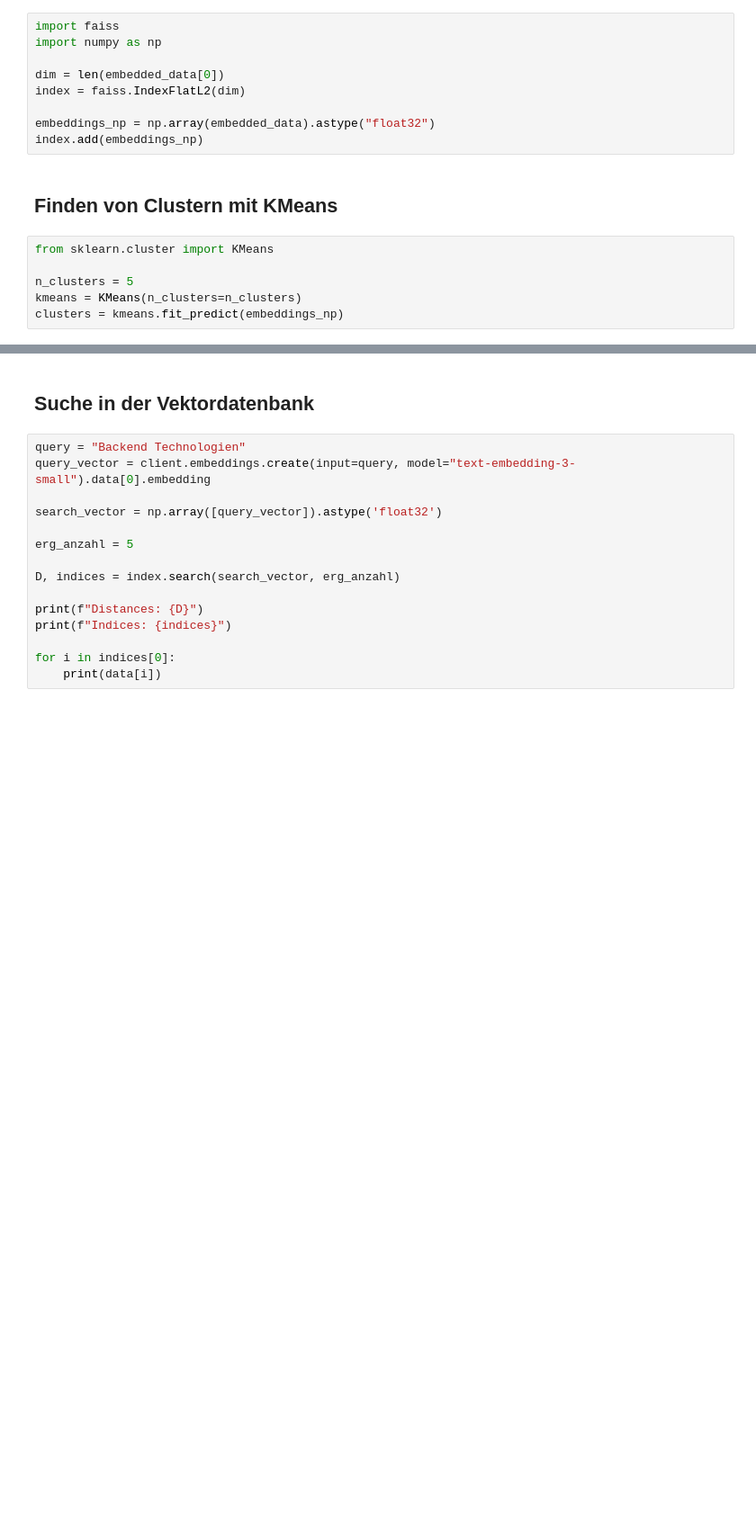
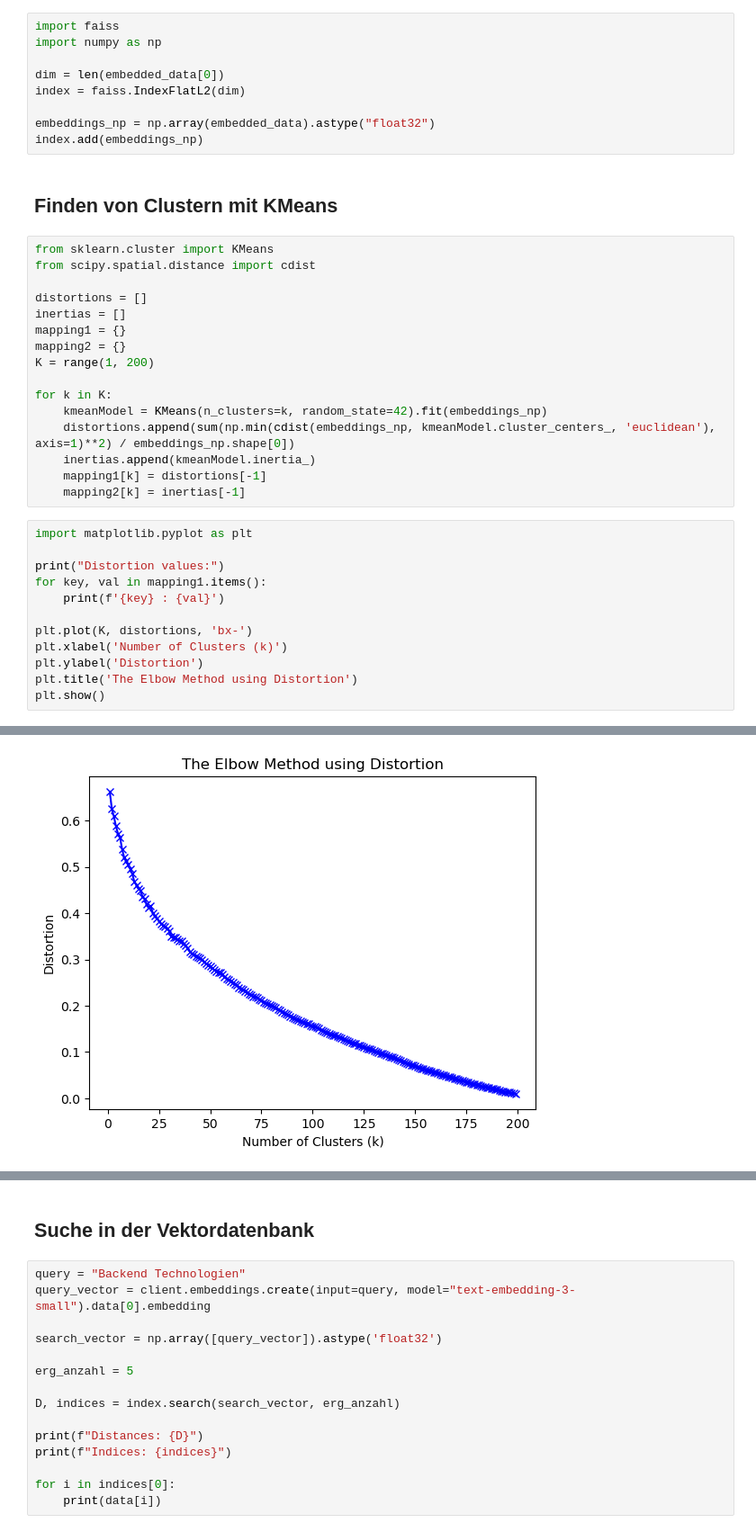
Before and after one commit to BTBTimoAntoniak/vektordatenbank-test, a Jupyter notebook: vektordatenbank.ipynb, the cells around one changed output, grey strips where cells are left out. Shown: that part at 90% size. Saved outputs shown, nothing was run; the diff lists cells and outputs as text; blank space fills up the shorter version.

```diff
--- a/vektordatenbank.ipynb
+++ b/vektordatenbank.ipynb
@@ -100,9 +100,32 @@ embeddings_np = np.array(embedded_data).astype("float32")
 index.add(embeddings_np)
 # %% [markdown]
 ## Finden von Clustern mit KMeans
-# %%
-from sklearn.cluster import KMeans
-
-n_clusters = 5
-kmeans = KMeans(n_clusters=n_clusters)
-clusters = kmeans.fit_predict(embeddings_np)
+# %%
+from sklearn.cluster import KMeans
+from scipy.spatial.distance import cdist
+
+distortions = []
+inertias = []
+mapping1 = {}
+mapping2 = {}
+K = range(1, 200)
+
+for k in K:
+    kmeanModel = KMeans(n_clusters=k, random_state=42).fit(embeddings_np)
+    distortions.append(sum(np.min(cdist(embeddings_np, kmeanModel.cluster_centers_, 'euclidean'), axis=1)**2) / embeddings_np.shape[0])
+    inertias.append(kmeanModel.inertia_)
+    mapping1[k] = distortions[-1]
+    mapping2[k] = inertias[-1]
+# %%
+import matplotlib.pyplot as plt
+
+print("Distortion values:")
+for key, val in mapping1.items():
+    print(f'{key} : {val}')
+
+plt.plot(K, distortions, 'bx-')
+plt.xlabel('Number of Clusters (k)')
+plt.ylabel('Distortion')
+plt.title('The Elbow Method using Distortion')
+plt.show()
+# %% [output]
@@ -108,0 +149 @@ clusters = kmeans.fit_predict(embeddings_np)
+[figure, added]
```
Also changed, not shown: parts of 7 cells of this notebook.
